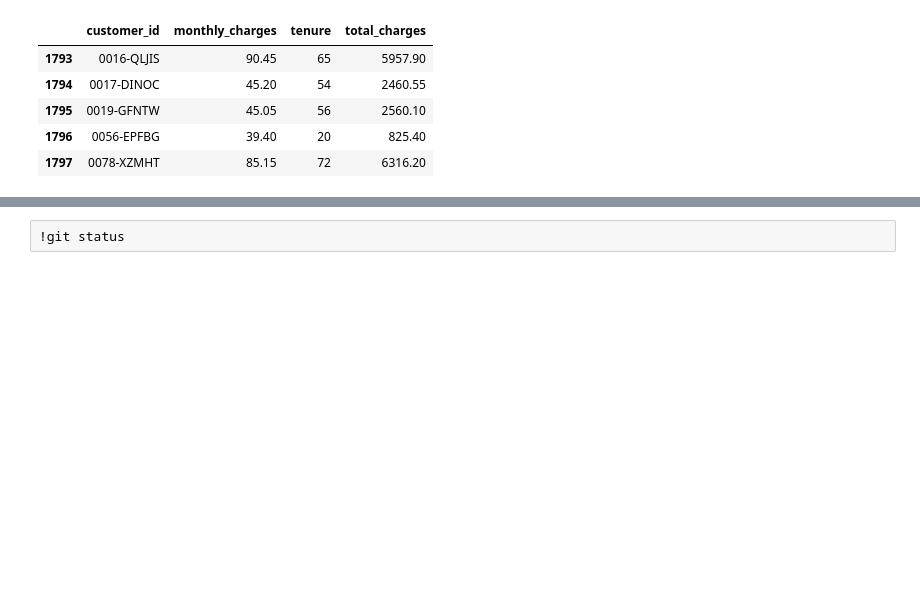
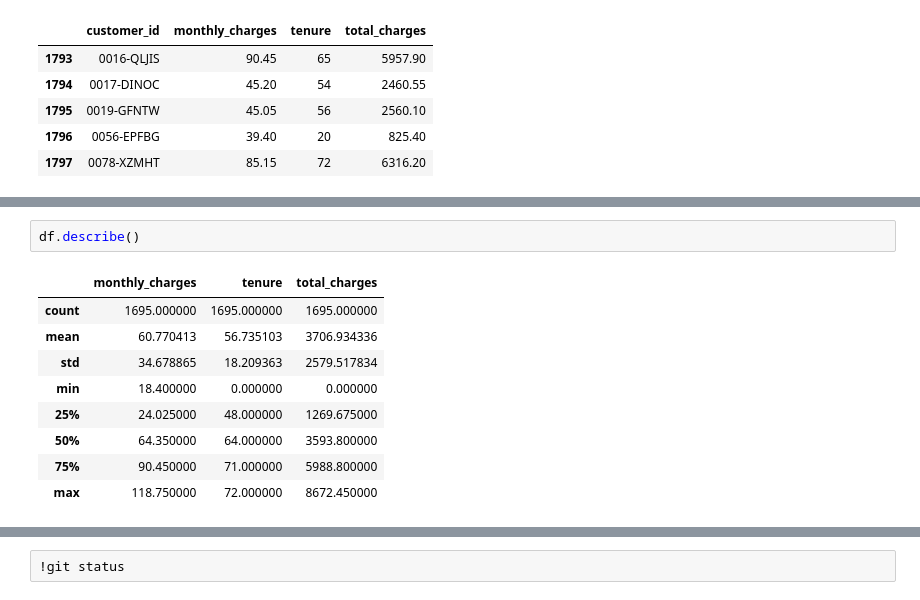
Before and after one commit to george887/regression-exercises, a Jupyter notebook: wrangle.ipynb, the cells around one changed output, grey strips where cells are left out. Drawn from its saved outputs; the diff is of its cells as text; blank space fills up the shorter version.

```diff
--- a/wrangle.ipynb
+++ b/wrangle.ipynb
@@ -298,0 +341,12 @@ df.head()
+# %%
+df.describe()
+# %% [output]
+|  | monthly_charges | tenure | total_charges |
+| count | 1695.000000 | 1695.000000 | 1695.000000 |
+| mean | 60.770413 | 56.735103 | 3706.934336 |
+| std | 34.678865 | 18.209363 | 2579.517834 |
+| min | 18.400000 | 0.000000 | 0.000000 |
+| 25% | 24.025000 | 48.000000 | 1269.675000 |
+| 50% | 64.350000 | 64.000000 | 3593.800000 |
+| 75% | 90.450000 | 71.000000 | 5988.800000 |
+| max | 118.750000 | 72.000000 | 8672.450000 |
```
Also changed, not shown: parts of 21 cells of this notebook, 1 other file.
